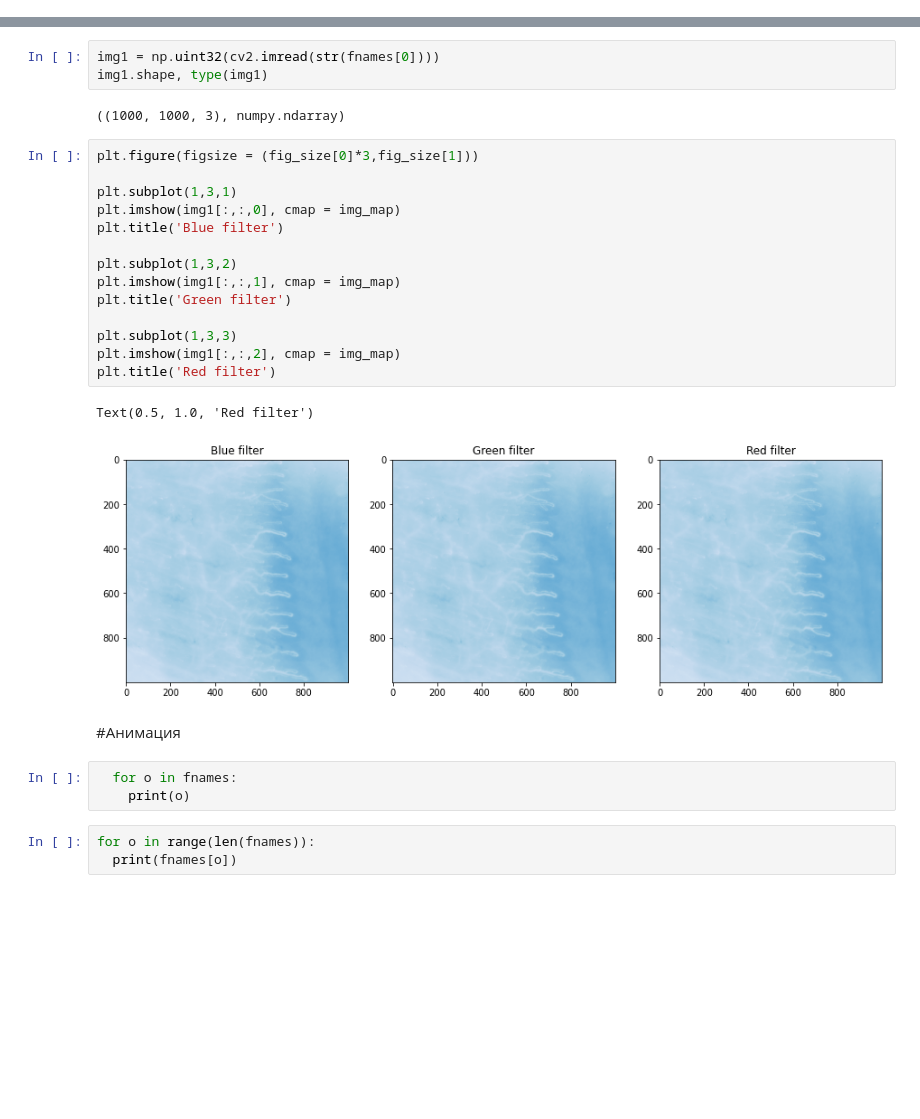
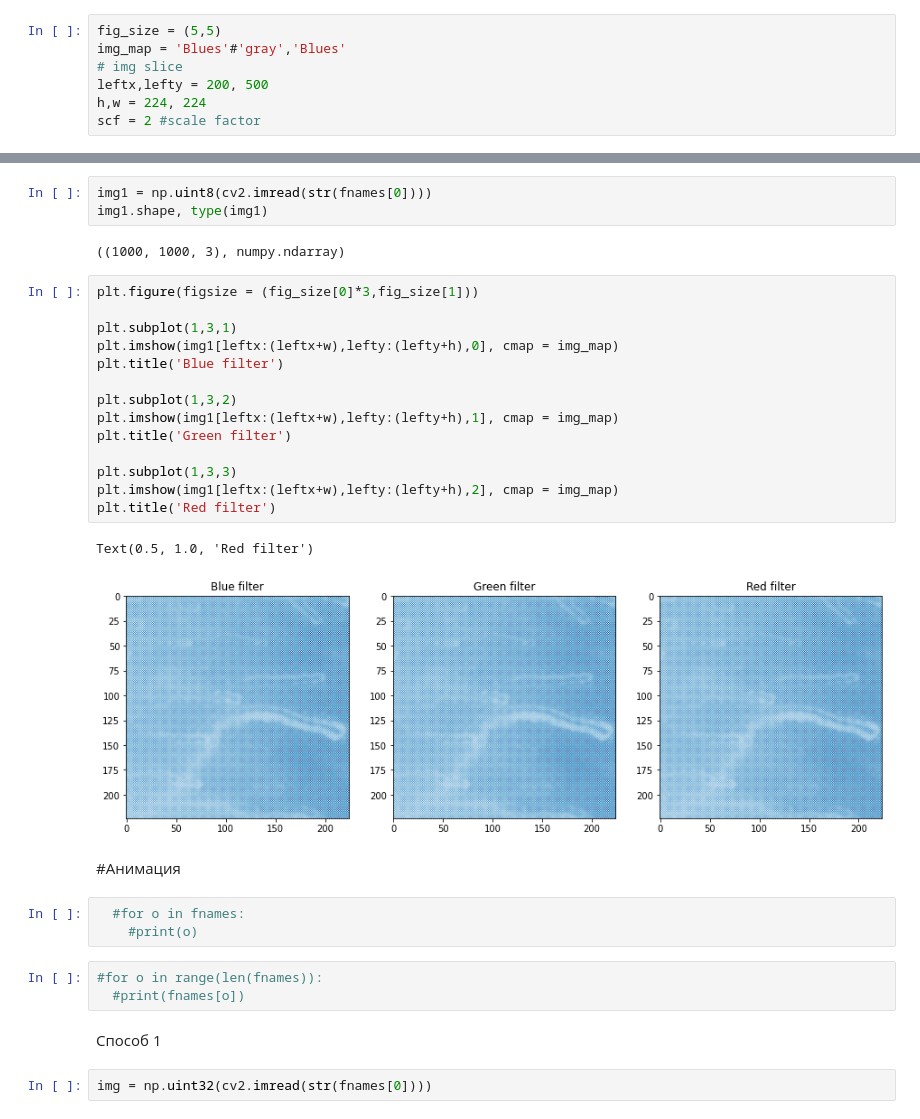
Before and after one commit to Mechanics-Mechatronics-and-Robotics/Fuzzy-logic-and-ML, a Jupyter notebook: Blood_flow_animatioin.ipynb, the cells around one changed output, grey strips where cells are left out. Cells and saved outputs as stored; diff of their text form; blank space fills up the shorter version.

```diff
--- a/Blood_flow_animatioin.ipynb
+++ b/Blood_flow_animatioin.ipynb
@@ -32,3 +27,10 @@ img_slice = [0, 100, 0, 100]
+# %%
+fig_size = (5,5)
+img_map = 'Blues'#'gray','Blues'
+# img slice
+leftx,lefty = 200, 500
+h,w = 224, 224
+scf = 2 #scale factor
 # %% [markdown]
 Путь
 # %%
@@ -57,32 +59,36 @@ img = Image.open(fnames[0])
 # %% [markdown]
 С помощью numpy (np), opencv (cv2) и matplotlib (plt)
 # %%
-img1 = np.uint32(cv2.imread(str(fnames[0])))
+img1 = np.uint8(cv2.imread(str(fnames[0])))
 img1.shape, type(img1)
 # %% [output]
 ((1000, 1000, 3), numpy.ndarray)
 # %%
 plt.figure(figsize = (fig_size[0]*3,fig_size[1]))
 
 plt.subplot(1,3,1)
-plt.imshow(img1[:,:,0], cmap = img_map)
+plt.imshow(img1[leftx:(leftx+w),lefty:(lefty+h),0], cmap = img_map)
 plt.title('Blue filter')
 
 plt.subplot(1,3,2)
-plt.imshow(img1[:,:,1], cmap = img_map)
+plt.imshow(img1[leftx:(leftx+w),lefty:(lefty+h),1], cmap = img_map)
 plt.title('Green filter')
 
 plt.subplot(1,3,3)
-plt.imshow(img1[:,:,2], cmap = img_map)
+plt.imshow(img1[leftx:(leftx+w),lefty:(lefty+h),2], cmap = img_map)
 plt.title('Red filter')
 # %% [output]
 Text(0.5, 1.0, 'Red filter')
-[figure, old version]
+[figure, new version]
 # %% [markdown]
 #Анимация
 # %%
-  for o in fnames:
-    print(o)
+  #for o in fnames:
+    #print(o)
 # %%
-for o in range(len(fnames)):
-  print(fnames[o])
+#for o in range(len(fnames)):
+  #print(fnames[o])
+# %% [markdown]
+Способ 1
+# %%
+img = np.uint32(cv2.imread(str(fnames[0])))
```
Also changed, not shown: parts of 9 cells of this notebook.
